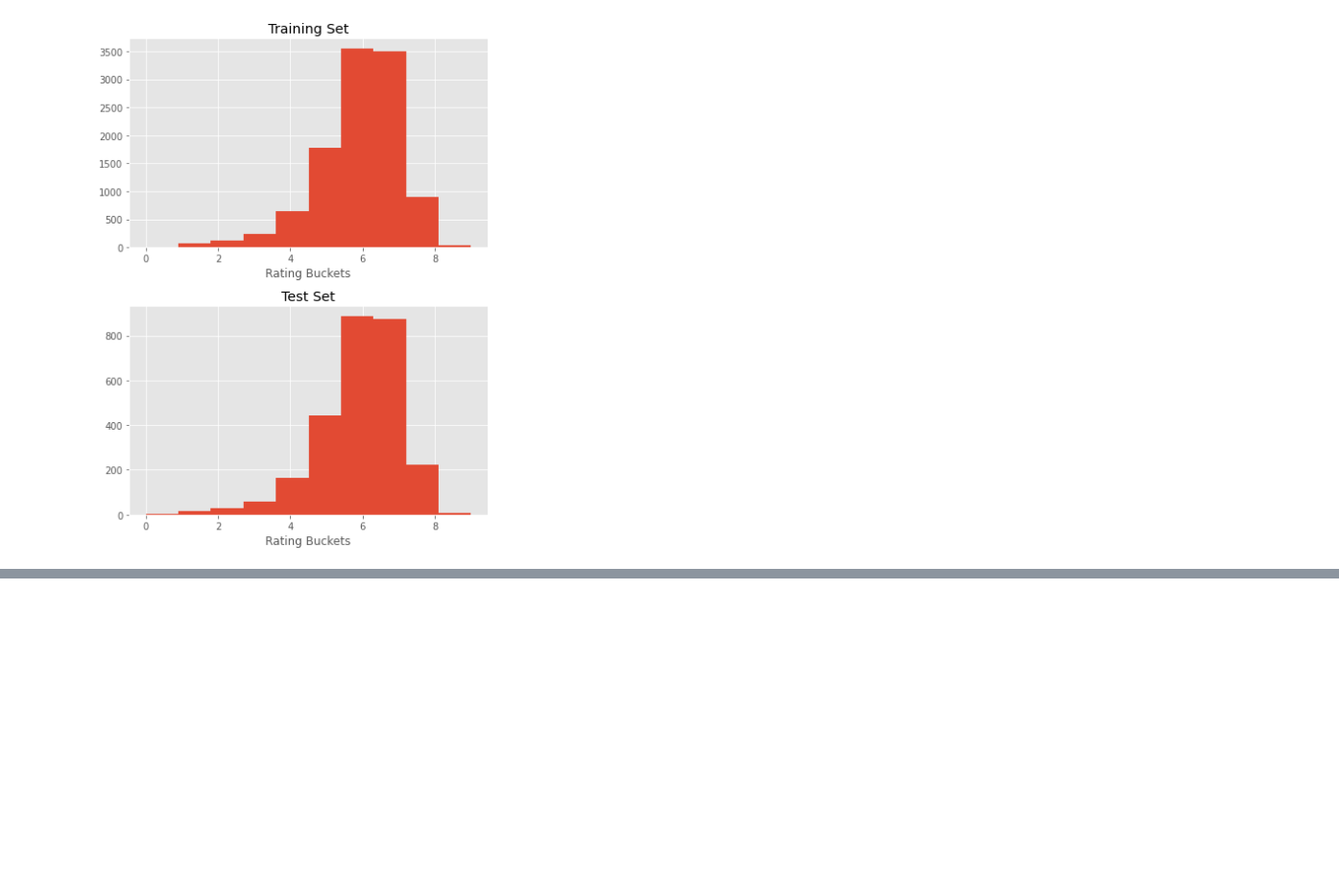
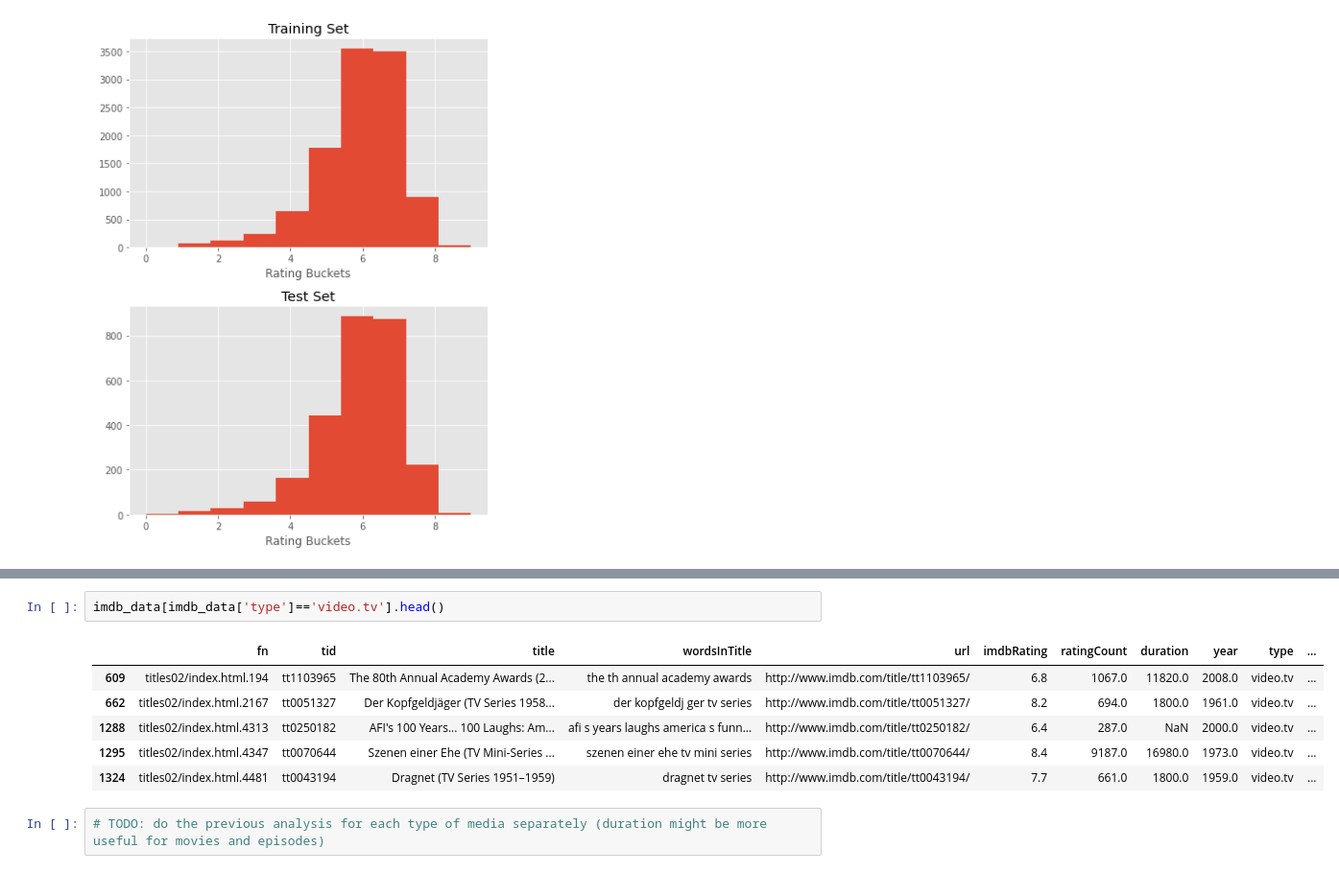
Before and after one commit to MoazAshraf/predicting-imdb-ratings, a Jupyter notebook: predicting_imdb_ratings.ipynb, the cells around one changed output, grey strips where cells are left out. Shown at 96% size. Saved outputs shown, nothing was run; the diff lists cells and outputs as text; blank space fills up the shorter version.

```diff
--- a/predicting_imdb_ratings.ipynb
+++ b/predicting_imdb_ratings.ipynb
@@ -115,0 +223,11 @@ plt.show()
+# %%
+imdb_data[imdb_data['type']=='video.tv'].head()
+# %% [output]
+|  | fn | tid | title | wordsInTitle | url | imdbRating | ratingCount | duration | year | type | ... |
+| 609 | titles02/index.html.194 | tt1103965 | The 80th Annual Academy Awards (2... | the th annual academy awards | http://www.imdb.com/title/tt1103965/ | 6.8 | 1067.0 | 11820.0 | 2008.0 | video.tv | ... |
+| 662 | titles02/index.html.2167 | tt0051327 | Der Kopfgeldjäger (TV Series 1958... | der kopfgeldj ger tv series | http://www.imdb.com/title/tt0051327/ | 8.2 | 694.0 | 1800.0 | 1961.0 | video.tv | ... |
+| 1288 | titles02/index.html.4313 | tt0250182 | AFI's 100 Years... 100 Laughs: Am... | afi s years laughs america s funn... | http://www.imdb.com/title/tt0250182/ | 6.4 | 287.0 | NaN | 2000.0 | video.tv | ... |
+| 1295 | titles02/index.html.4347 | tt0070644 | Szenen einer Ehe (TV Mini-Series ... | szenen einer ehe tv mini series | http://www.imdb.com/title/tt0070644/ | 8.4 | 9187.0 | 16980.0 | 1973.0 | video.tv | ... |
+| 1324 | titles02/index.html.4481 | tt0043194 | Dragnet (TV Series 1951–1959) | dragnet tv series | http://www.imdb.com/title/tt0043194/ | 7.7 | 661.0 | 1800.0 | 1959.0 | video.tv | ... |
+# %%
+# TODO: do the previous analysis for each type of media separately (duration might be more useful for movies and episodes)
```
Also changed, not shown: parts of 15 cells of this notebook.
